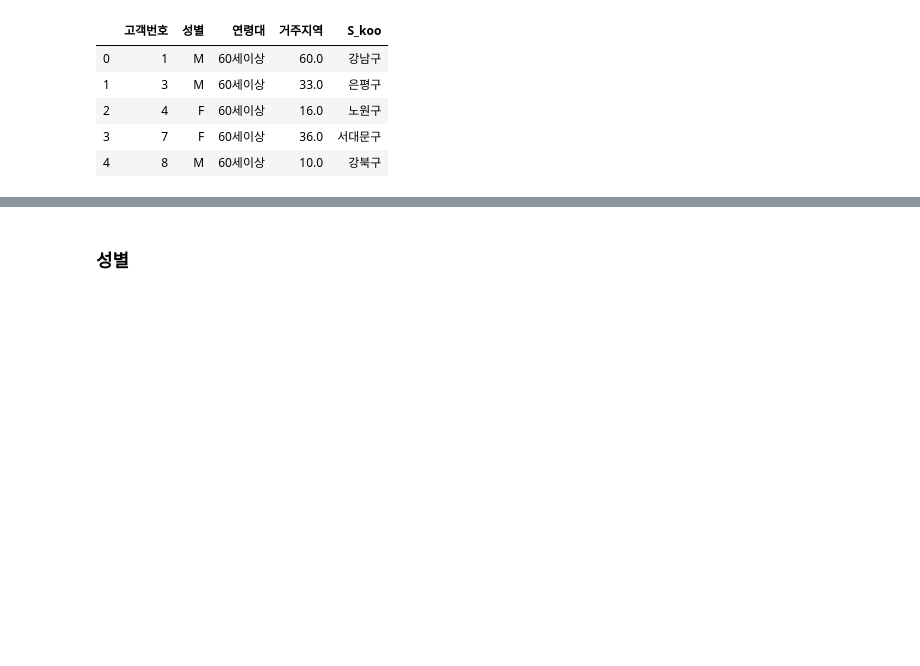
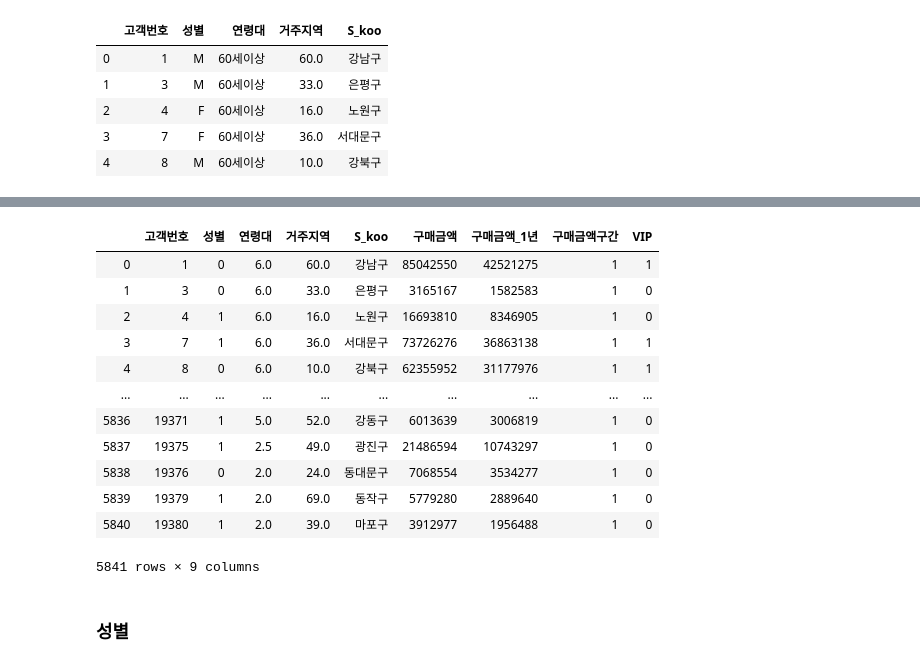
Before and after one commit to JungHyukJin/ModuleProject01, a Jupyter notebook: classification.ipynb, the cells around one changed output, grey strips where cells are left out. Cells and saved outputs as stored; diff of their text form; code cells hidden in the pictures; blank space fills up the shorter version.

```diff
--- a/classification.ipynb
+++ b/classification.ipynb
@@ -312,0 +340,17 @@ s_df_client.head()
+# %%
+tab = pd.merge(m_client, cust, how='left')
+tab
+# %% [output]
+|  | 고객번호 | 성별 | 연령대 | 거주지역 | S_koo | 구매금액 | 구매금액_1년 | 구매금액구간 | VIP |
+| 0 | 1 | 0 | 6.0 | 60.0 | 강남구 | 85042550 | 42521275 | 1 | 1 |
+| 1 | 3 | 0 | 6.0 | 33.0 | 은평구 | 3165167 | 1582583 | 1 | 0 |
+| 2 | 4 | 1 | 6.0 | 16.0 | 노원구 | 16693810 | 8346905 | 1 | 0 |
+| 3 | 7 | 1 | 6.0 | 36.0 | 서대문구 | 73726276 | 36863138 | 1 | 1 |
+| 4 | 8 | 0 | 6.0 | 10.0 | 강북구 | 62355952 | 31177976 | 1 | 1 |
+| ... | ... | ... | ... | ... | ... | ... | ... | ... | ... |
+| 5836 | 19371 | 1 | 5.0 | 52.0 | 강동구 | 6013639 | 3006819 | 1 | 0 |
+| 5837 | 19375 | 1 | 2.5 | 49.0 | 광진구 | 21486594 | 10743297 | 1 | 0 |
+| 5838 | 19376 | 0 | 2.0 | 24.0 | 동대문구 | 7068554 | 3534277 | 1 | 0 |
+| 5839 | 19379 | 1 | 2.0 | 69.0 | 동작구 | 5779280 | 2889640 | 1 | 0 |
+| 5840 | 19380 | 1 | 2.0 | 39.0 | 마포구 | 3912977 | 1956488 | 1 | 0 |
+5841 rows × 9 columns
```
Also changed, not shown: parts of 23 cells of this notebook.
